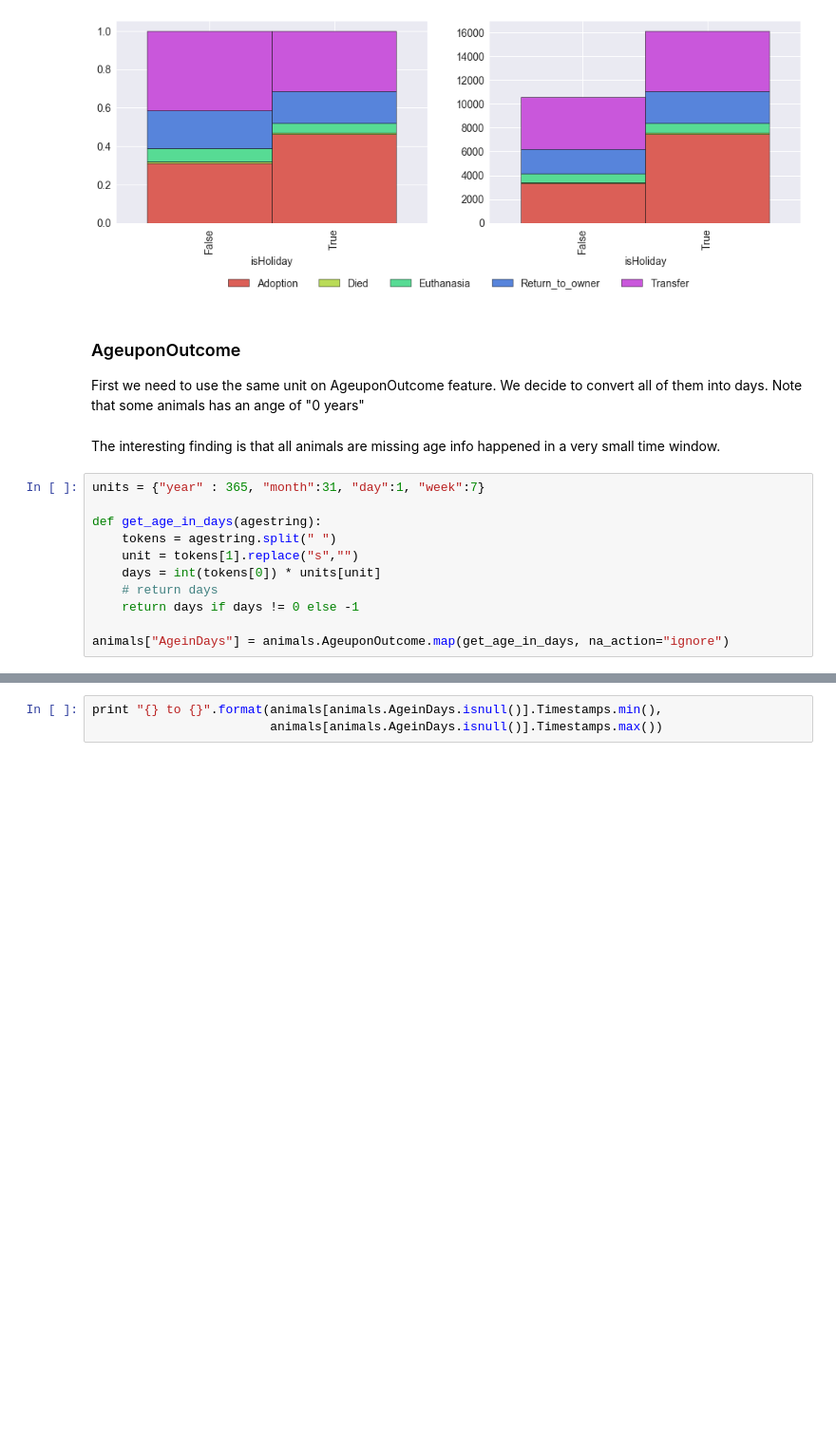
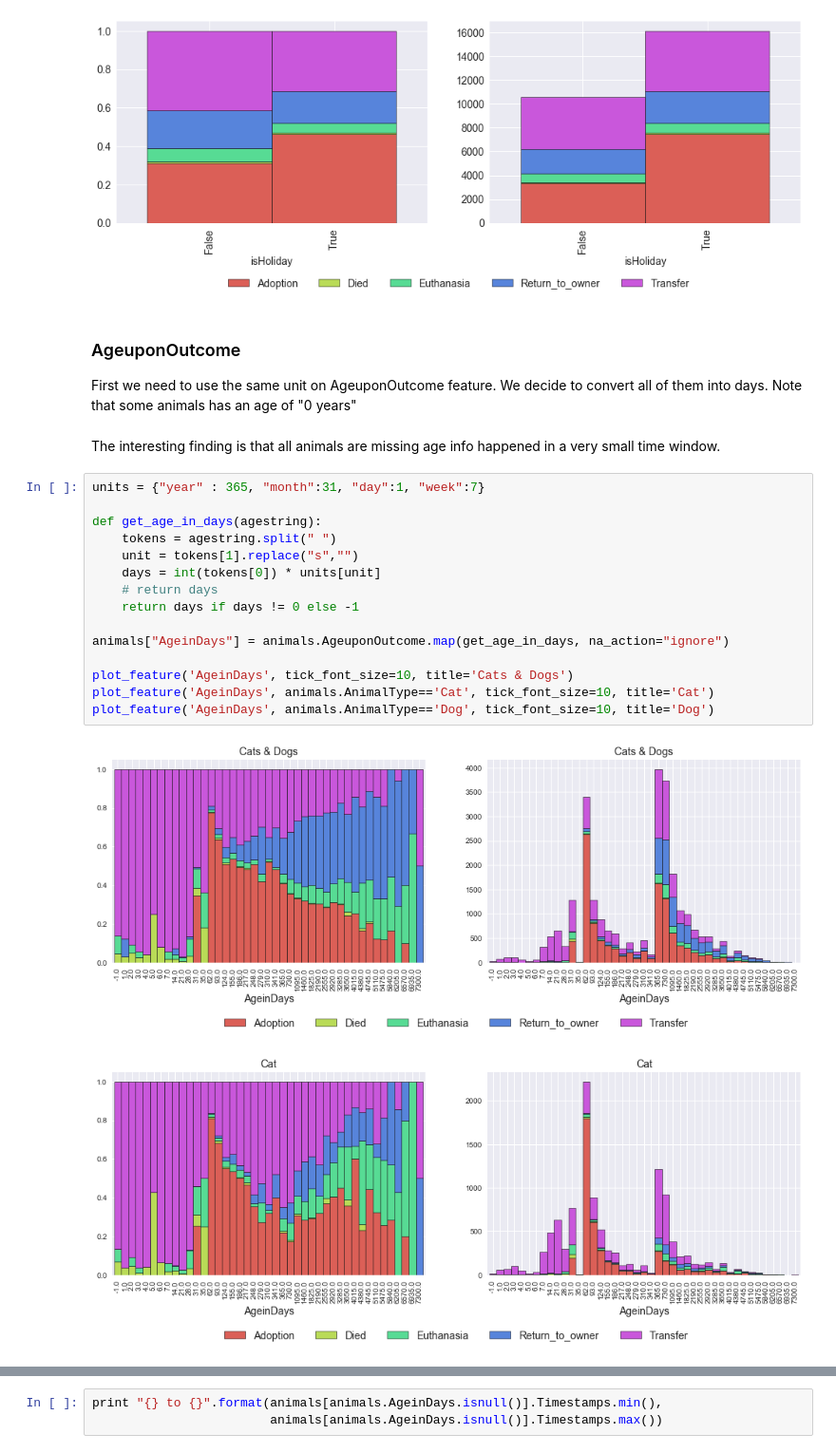
Before and after one commit to mspinelli/animal_shelter, a Jupyter notebook: DataExplore.ipynb, the cells around one changed output, grey strips where cells are left out. Shown: that part at 95% size. Drawn from its saved outputs; the diff is of its cells as text; blank space fills up the shorter version.

Commit message:
added age in days plots

```diff
--- a/DataExplore.ipynb
+++ b/DataExplore.ipynb
@@ -210,17 +210,24 @@ plot_feature("isHoliday")
 [figure]
 # %% [markdown]
 ### AgeuponOutcome
-First we need to use the same unit on AgeuponOutcome feature. We decide to convert all of them into days. Note that some animals has an ange of "0 years"
+First we need to use the same unit on AgeuponOutcome feature. We decide to convert all of them into days. Note that some animals has an age of "0 years"
 # %% [markdown]
 The interesting finding is that all animals are missing age info happened in a very small time window.
 # %%
 units = {"year" : 365, "month":31, "day":1, "week":7}
 
 def get_age_in_days(agestring):
     tokens = agestring.split(" ")
     unit = tokens[1].replace("s","")
     days = int(tokens[0]) * units[unit]
     # return days
     return days if days != 0 else -1
 
 animals["AgeinDays"] = animals.AgeuponOutcome.map(get_age_in_days, na_action="ignore")
+
+plot_feature('AgeinDays', tick_font_size=10, title='Cats & Dogs')
+plot_feature('AgeinDays', animals.AnimalType=='Cat', tick_font_size=10, title='Cat')
+plot_feature('AgeinDays', animals.AnimalType=='Dog', tick_font_size=10, title='Dog')
+# %% [output]
+[figure, added]
+[figure, added]
```
Also changed, not shown: parts of 5 cells of this notebook.
